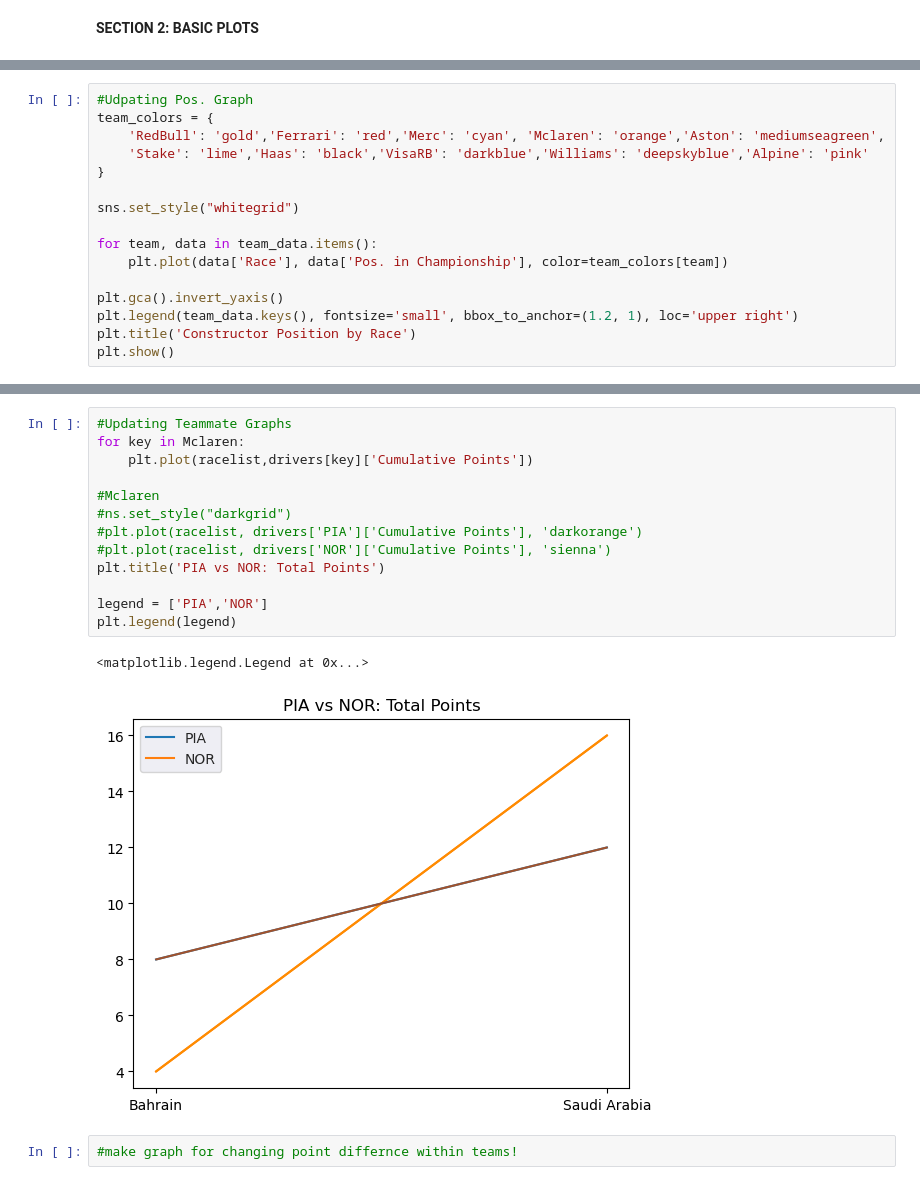
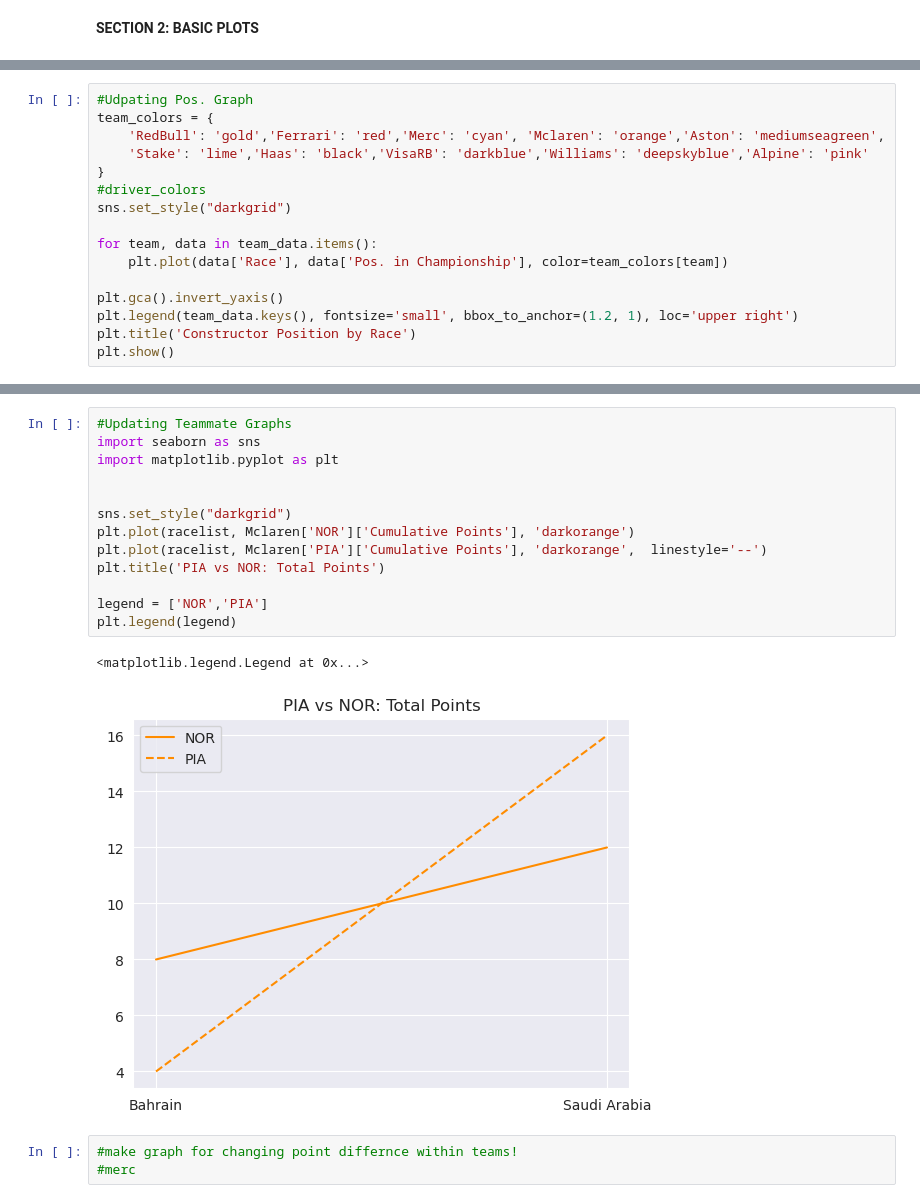
Before and after one commit to shirle21/projects, a Jupyter notebook: for-fun/in-progress/2024-f1.ipynb, the cells around one changed output, grey strips where cells are left out. Saved outputs shown, nothing was run; the diff lists cells and outputs as text.

```diff
--- a/for-fun/in-progress/2024-f1.ipynb
+++ b/for-fun/in-progress/2024-f1.ipynb
@@ -227,8 +232,8 @@ team_colors = {
     'RedBull': 'gold','Ferrari': 'red','Merc': 'cyan', 'Mclaren': 'orange','Aston': 'mediumseagreen',
     'Stake': 'lime','Haas': 'black','VisaRB': 'darkblue','Williams': 'deepskyblue','Alpine': 'pink'
 }
-
-sns.set_style("whitegrid")
+#driver_colors
+sns.set_style("darkgrid")
 
 for team, data in team_data.items():
     plt.plot(data['Race'], data['Pos. in Championship'], color=team_colors[team])
@@ -242,18 +247,19 @@ plt.show()
 # %%
 #Updating Teammate Graphs
-for key in Mclaren:
-    plt.plot(racelist,drivers[key]['Cumulative Points'])
+import seaborn as sns
+import matplotlib.pyplot as plt
 
-#Mclaren
-#ns.set_style("darkgrid")
-#plt.plot(racelist, drivers['PIA']['Cumulative Points'], 'darkorange')
-#plt.plot(racelist, drivers['NOR']['Cumulative Points'], 'sienna')
+
+sns.set_style("darkgrid")
+plt.plot(racelist, Mclaren['NOR']['Cumulative Points'], 'darkorange')
+plt.plot(racelist, Mclaren['PIA']['Cumulative Points'], 'darkorange',  linestyle='--')
 plt.title('PIA vs NOR: Total Points')
 
-legend = ['PIA','NOR']
+legend = ['NOR','PIA']
 plt.legend(legend)
 # %% [output]
 <matplotlib.legend.Legend at 0x...>
-[figure, old version]
+[figure, new version]
 # %%
 #make graph for changing point differnce within teams!
+#merc
```
Also changed, not shown: parts of 9 cells of this notebook, 1 other file.
